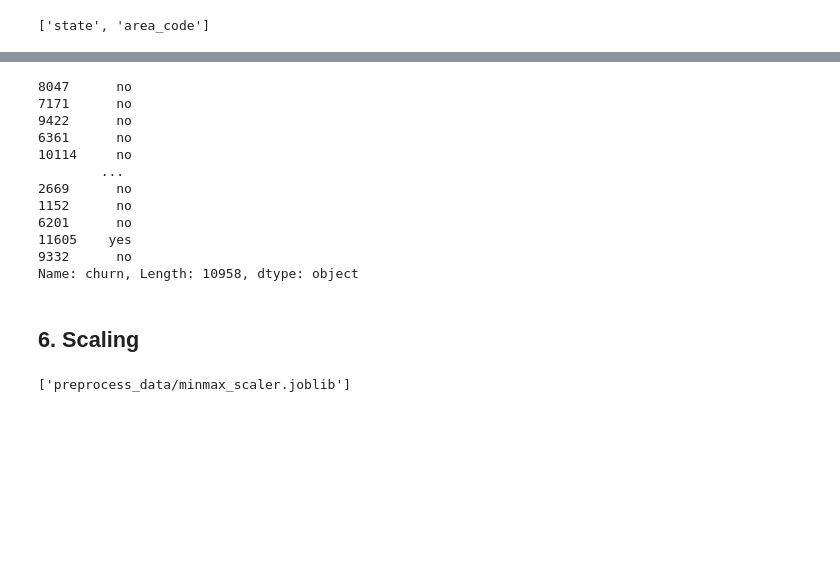
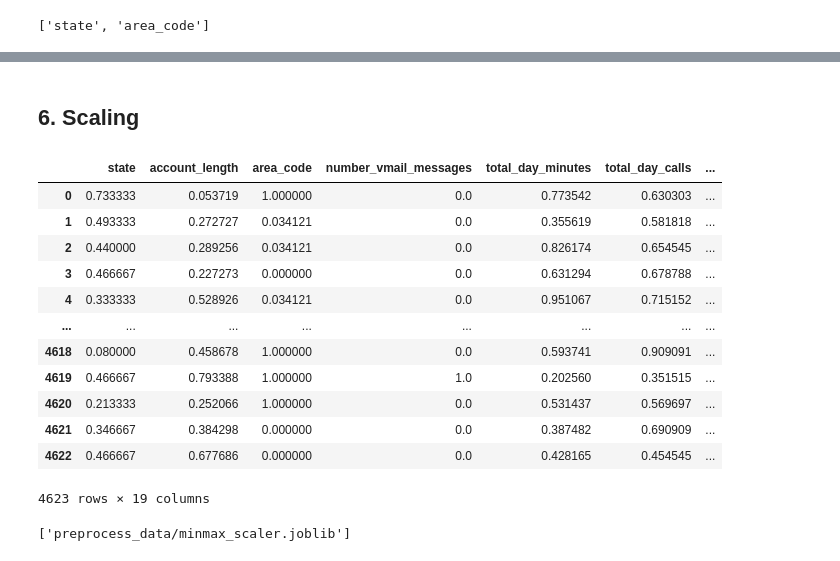
Before and after one commit to josealellamas/predictionAPI, a Jupyter notebook: 2_Proj_Feature_Engineering.ipynb, the cells around one changed output, grey strips where cells are left out. Saved outputs shown, nothing was run; the diff lists cells and outputs as text; code cells hidden in the pictures; blank space fills up the shorter version.

```diff
--- a/2_Proj_Feature_Engineering.ipynb
+++ b/2_Proj_Feature_Engineering.ipynb
@@ -217,18 +222,3 @@ X_train
-# %%
-y_train
-# %% [output]
-8047      no
-7171      no
-9422      no
-6361      no
-10114     no
-        ...
-2669      no
-1152      no
-6201      no
-11605    yes
-9332      no
-Name: churn, Length: 10958, dtype: object
 # %% [markdown]
 ## 6. Scaling
 # %%
@@ -246,6 +236,22 @@ X_test = pd.DataFrame(
     scaler.transform(X_test),
     columns=X_test.columns
 )
+# %%
+X_train
+# %% [output]
+|  | state | account_length | area_code | number_vmail_messages | total_day_minutes | total_day_calls | ... |
+| 0 | 0.733333 | 0.053719 | 1.000000 | 0.0 | 0.773542 | 0.630303 | ... |
+| 1 | 0.493333 | 0.272727 | 0.034121 | 0.0 | 0.355619 | 0.581818 | ... |
+| 2 | 0.440000 | 0.289256 | 0.034121 | 0.0 | 0.826174 | 0.654545 | ... |
+| 3 | 0.466667 | 0.227273 | 0.000000 | 0.0 | 0.631294 | 0.678788 | ... |
+| 4 | 0.333333 | 0.528926 | 0.034121 | 0.0 | 0.951067 | 0.715152 | ... |
+| ... | ... | ... | ... | ... | ... | ... | ... |
+| 4618 | 0.080000 | 0.458678 | 1.000000 | 0.0 | 0.593741 | 0.909091 | ... |
+| 4619 | 0.466667 | 0.793388 | 1.000000 | 1.0 | 0.202560 | 0.351515 | ... |
+| 4620 | 0.213333 | 0.252066 | 1.000000 | 0.0 | 0.531437 | 0.569697 | ... |
+| 4621 | 0.346667 | 0.384298 | 0.000000 | 0.0 | 0.387482 | 0.690909 | ... |
+| 4622 | 0.466667 | 0.677686 | 0.000000 | 0.0 | 0.428165 | 0.454545 | ... |
+4623 rows × 19 columns
 # %%
 #Guardamos dataset con data preparada para entrenamiento.
 
```
Also changed, not shown: parts of 10 cells of this notebook, 4 other files.
